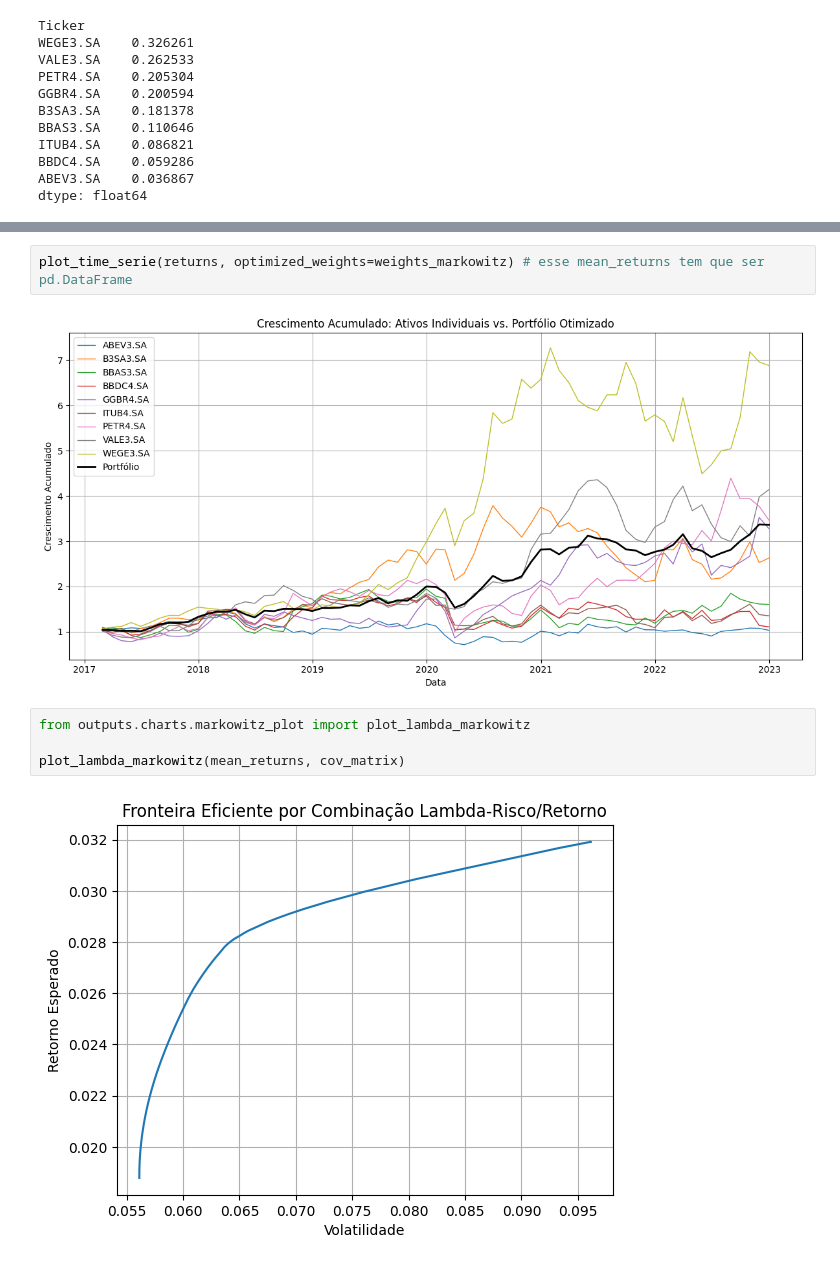
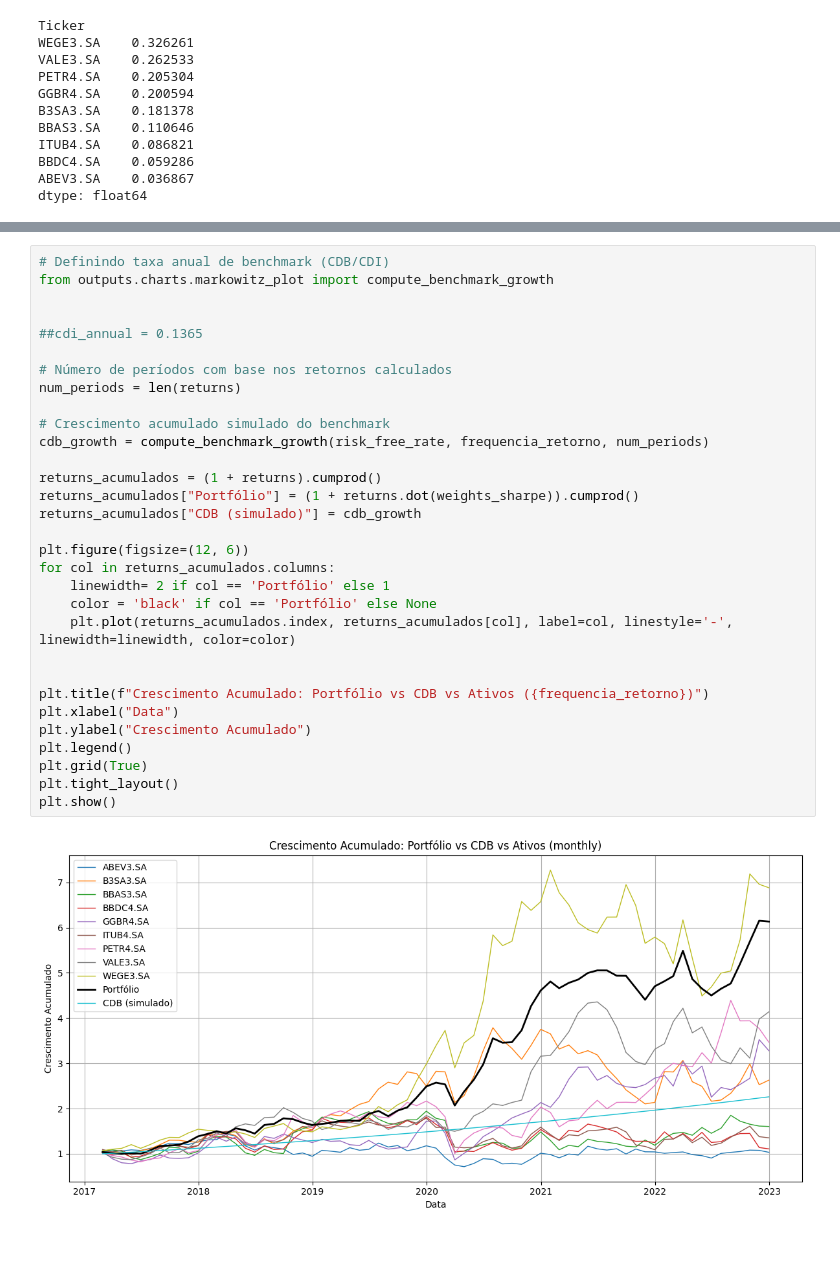
Before and after one commit to maronect/deep_learning_finance, a Jupyter notebook: notebooks/01-markowitz_optimization.ipynb, the cells around one changed output, grey strips where cells are left out. Cells and saved outputs as stored; diff of their text form.

```diff
--- a/notebooks/01-markowitz_optimization.ipynb
+++ b/notebooks/01-markowitz_optimization.ipynb
@@ -161,10 +146,33 @@ plot_efficient_frontier(mean_returns, cov_matrix, optimized_weights=weights_mark
-# %%
-plot_time_serie(returns, optimized_weights=weights_markowitz) # esse mean_returns tem que ser pd.DataFrame
-# %% [output]
-[figure, removed]
-# %%
-from outputs.charts.markowitz_plot import plot_lambda_markowitz
-
-plot_lambda_markowitz(mean_returns, cov_matrix)
-# %% [output]
-[figure, removed]
+# %%
+# Definindo taxa anual de benchmark (CDB/CDI)
+from outputs.charts.markowitz_plot import compute_benchmark_growth
+
+
+##cdi_annual = 0.1365
+
+# Número de períodos com base nos retornos calculados
+num_periods = len(returns)
+
+# Crescimento acumulado simulado do benchmark
+cdb_growth = compute_benchmark_growth(risk_free_rate, frequencia_retorno, num_periods)
+
+returns_acumulados = (1 + returns).cumprod()
+returns_acumulados["Portfólio"] = (1 + returns.dot(weights_sharpe)).cumprod()
+returns_acumulados["CDB (simulado)"] = cdb_growth
+
+plt.figure(figsize=(12, 6))
+for col in returns_acumulados.columns:
+    linewidth= 2 if col == 'Portfólio' else 1
+    color = 'black' if col == 'Portfólio' else None
+    plt.plot(returns_acumulados.index, returns_acumulados[col], label=col, linestyle='-', linewidth=linewidth, color=color)
+
+
+plt.title(f"Crescimento Acumulado: Portfólio vs CDB vs Ativos ({frequencia_retorno})")
+plt.xlabel("Data")
+plt.ylabel("Crescimento Acumulado")
+plt.legend()
+plt.grid(True)
+plt.tight_layout()
+plt.show()
+# %% [output]
+[figure, added]
```
Also changed, not shown: parts of 10 cells of this notebook, 1 other file.
